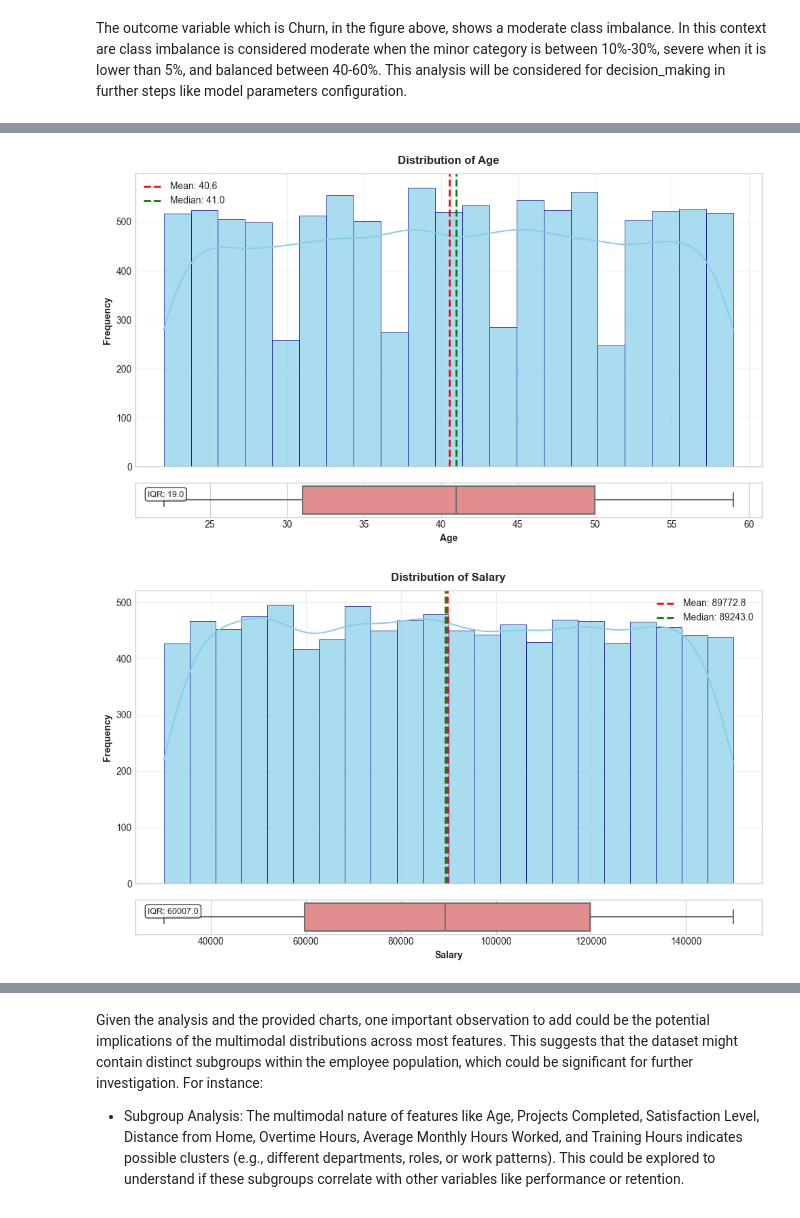
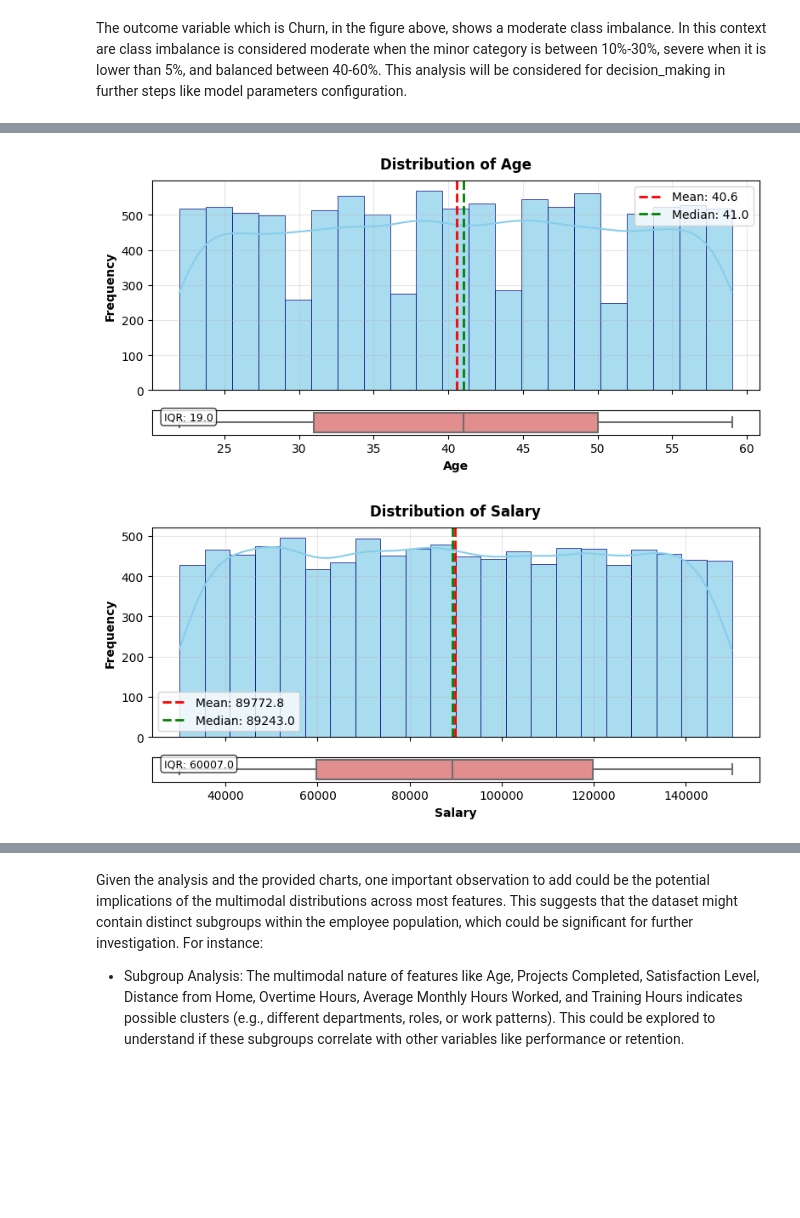
Before and after one commit to dalex2888/AML-3303, a Jupyter notebook: Employee Churn Case Study/Case_study.ipynb, the cells around one changed output, grey strips where cells are left out. Drawn from its saved outputs; the diff is of its cells as text; code cells hidden in the pictures; blank space fills up the shorter version.

```diff
--- a/Employee Churn Case Study/Case_study.ipynb
+++ b/Employee Churn Case Study/Case_study.ipynb
@@ -154,39 +154,39 @@ for column in continuous_vars:
     n_bins_fd = len(bin_edges_fd) - 1
 
     fig, (ax_hist, ax_box) = plt.subplots(
-        2, 1, figsize=(10, 6),
+        2, 1, figsize=(8, 4),
         gridspec_kw={"height_ratios": (0.85, 0.1)},
         sharex=True
     )
 
     sns.histplot(df[column], bins=n_bins_fd, kde=True, ax=ax_hist,
                  alpha=0.7, color='skyblue', edgecolor='navy', linewidth=0.5)
 
     # Add mean and median lines
     mean_val = df[column].mean()
     median_val = df[column].median()
 
     ax_hist.axvline(mean_val, color='red', linestyle='--', linewidth=2, label=f'Mean: {mean_val:.1f}')
     ax_hist.axvline(median_val, color='green', linestyle='--', linewidth=2, label=f'Median: {median_val:.1f}')
 
     ax_hist.legend()
     ax_hist.set_ylabel('Frequency', fontweight='bold')
     ax_hist.grid(True, alpha=0.3)
     ax_hist.set_title(f'Distribution of {column}', fontweight='bold', pad=10)
 
     sns.boxplot(x=df[column], ax=ax_box, color='lightcoral', linewidth=1.5)
     ax_box.set_xlabel(column, fontweight='bold')
     ax_box.set_yticks([])
 
     # Add boxplot statistics
     q1, q3 = df[column].quantile([0.25, 0.75])
     iqr = q3 - q1
     ax_box.text(0.02, 0.6, f'IQR: {iqr:.1f}', transform=ax_box.transAxes,
                 bbox=dict(boxstyle="round,pad=0.3", facecolor="white", alpha=0.8),
                 fontsize=9)
 
     plt.tight_layout()
     plt.show()
 # %% [output]
-[figure, old version]
+[figure, new version]
-[figure, old version]
+[figure, new version]
```
Also changed, not shown: parts of 6 cells of this notebook.
